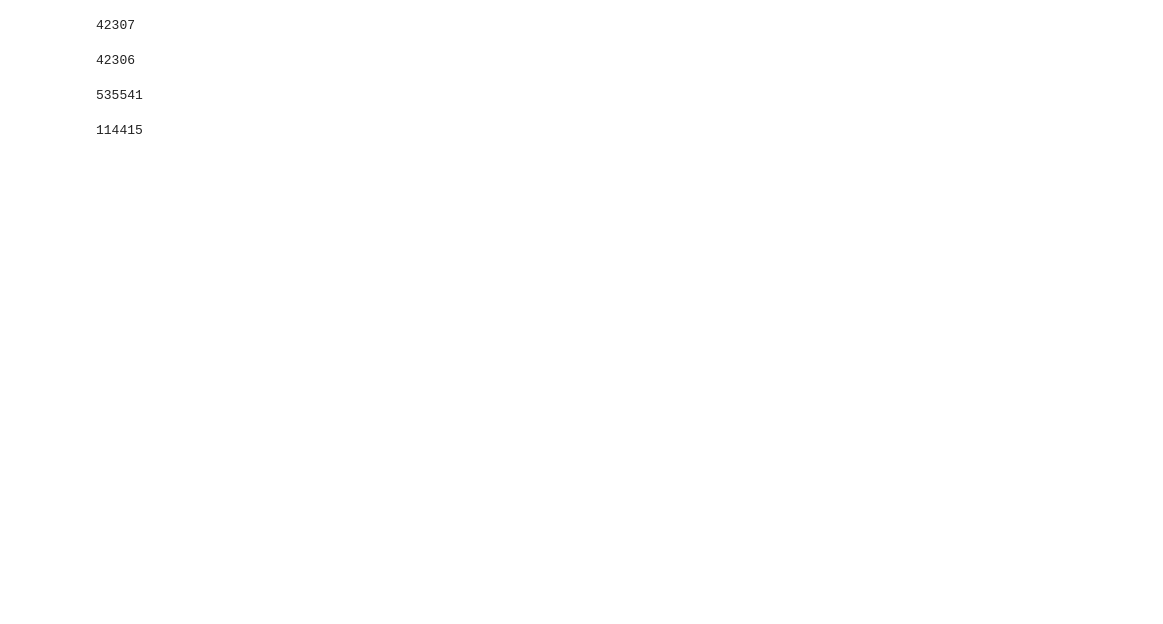
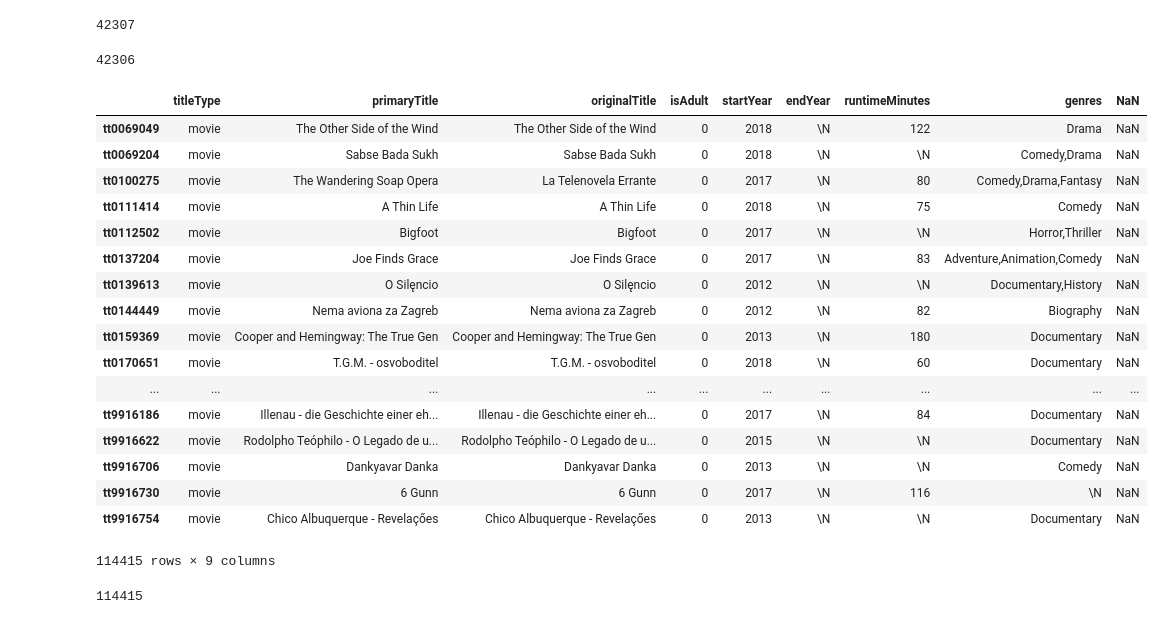
Before and after one commit to MBJohansen/Social-Graphs-Project, a Jupyter notebook: Project.ipynb, the cells around one changed output. Saved outputs shown, nothing was run; the diff lists cells and outputs as text; code cells hidden in the pictures; blank space fills up the shorter version.

```diff
--- a/Project.ipynb
+++ b/Project.ipynb
@@ -49,20 +49,36 @@ len(movieDict)
 # %% [output]
 42306
 # %%
-IMDbMovies = pd.read_csv("IMDb/clean_data.tsv", sep="\t", dtype={"tconst": object, "titleType": object, "primaryTitle": object, "originalTitle": object, "isAdult": object, "startYear": object, "endYear": object, "runtimeMinutes": object, "genres": object})
-IMDbMoviesFilter = IMDbMovies['titleType']=="movie"
-IMDbMovies = IMDbMovies[IMDbMoviesFilter]
-len(IMDbMovies)
+IMDbMovies = pd.read_csv("IMDb/clean_data.tsv", sep="\t", encoding = 'iso8859_2')#, dtype={"tconst": object, "titleType": object, "primaryTitle": object, "originalTitle": object, "isAdult": object, "startYear": object, "endYear": object, "runtimeMinutes": object, "genres": object})
-# %% [output]
-535541
+# %%
+IMDbMovies
+# %% [output]
+|  | titleType | primaryTitle | originalTitle | isAdult | startYear | endYear | runtimeMinutes | genres | NaN |
+| tt0069049 | movie | The Other Side of the Wind | The Other Side of the Wind | 0 | 2018 | \N | 122 | Drama | NaN |
+| tt0069204 | movie | Sabse Bada Sukh | Sabse Bada Sukh | 0 | 2018 | \N | \N | Comedy,Drama | NaN |
+| tt0100275 | movie | The Wandering Soap Opera | La Telenovela Errante | 0 | 2017 | \N | 80 | Comedy,Drama,Fantasy | NaN |
+| tt0111414 | movie | A Thin Life | A Thin Life | 0 | 2018 | \N | 75 | Comedy | NaN |
+| tt0112502 | movie | Bigfoot | Bigfoot | 0 | 2017 | \N | \N | Horror,Thriller | NaN |
+| tt0137204 | movie | Joe Finds Grace | Joe Finds Grace | 0 | 2017 | \N | 83 | Adventure,Animation,Comedy | NaN |
+| tt0139613 | movie | O Silęncio | O Silęncio | 0 | 2012 | \N | \N | Documentary,History | NaN |
+| tt0144449 | movie | Nema aviona za Zagreb | Nema aviona za Zagreb | 0 | 2012 | \N | 82 | Biography | NaN |
+| tt0159369 | movie | Cooper and Hemingway: The True Gen | Cooper and Hemingway: The True Gen | 0 | 2013 | \N | 180 | Documentary | NaN |
+| tt0170651 | movie | T.G.M. - osvoboditel | T.G.M. - osvoboditel | 0 | 2018 | \N | 60 | Documentary | NaN |
+| ... | ... | ... | ... | ... | ... | ... | ... | ... | ... |
+| tt9916186 | movie | Illenau - die Geschichte einer eh... | Illenau - die Geschichte einer eh... | 0 | 2017 | \N | 84 | Documentary | NaN |
+| tt9916622 | movie | Rodolpho Teóphilo - O Legado de u... | Rodolpho Teóphilo - O Legado de u... | 0 | 2015 | \N | \N | Documentary | NaN |
+| tt9916706 | movie | Dankyavar Danka | Dankyavar Danka | 0 | 2013 | \N | \N | Comedy | NaN |
+| tt9916730 | movie | 6 Gunn | 6 Gunn | 0 | 2017 | \N | 116 | \N | NaN |
+| tt9916754 | movie | Chico Albuquerque - Revelaçőes | Chico Albuquerque - Revelaçőes | 0 | 2013 | \N | \N | Documentary | NaN |
+114415 rows × 9 columns
+# %%
+IMDbMoviesFilter = IMDbMovies['titleType']=="movie"
+IMDbMovies = IMDbMovies[IMDbMoviesFilter]
+len(IMDbMovies)
+# %% [output]
+114415
 # %%
 recentYears = list(map(str, range(2012,2019)))
-# %%
-IMDbMoviesFilter = IMDbMovies['startYear'].isin(recentYears)
-IMDbMovies = IMDbMovies[IMDbMoviesFilter]
-len(IMDbMovies)
-# %% [output]
-114415
 # %%
 #f = open("IMDb/clean_data.tsv", "w")
 # %%
```
Also changed, not shown: parts of 12 cells of this notebook, 2 other files.
